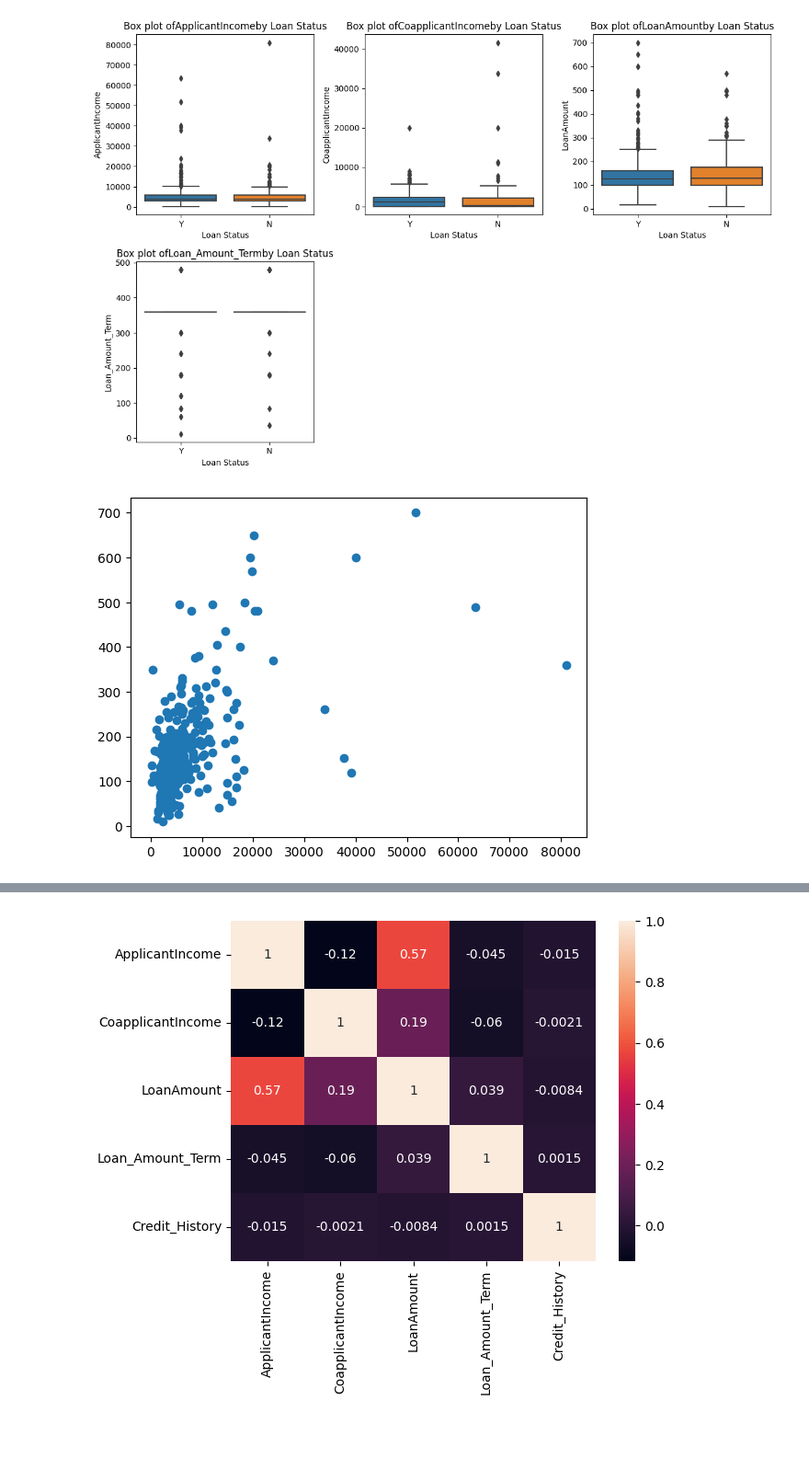
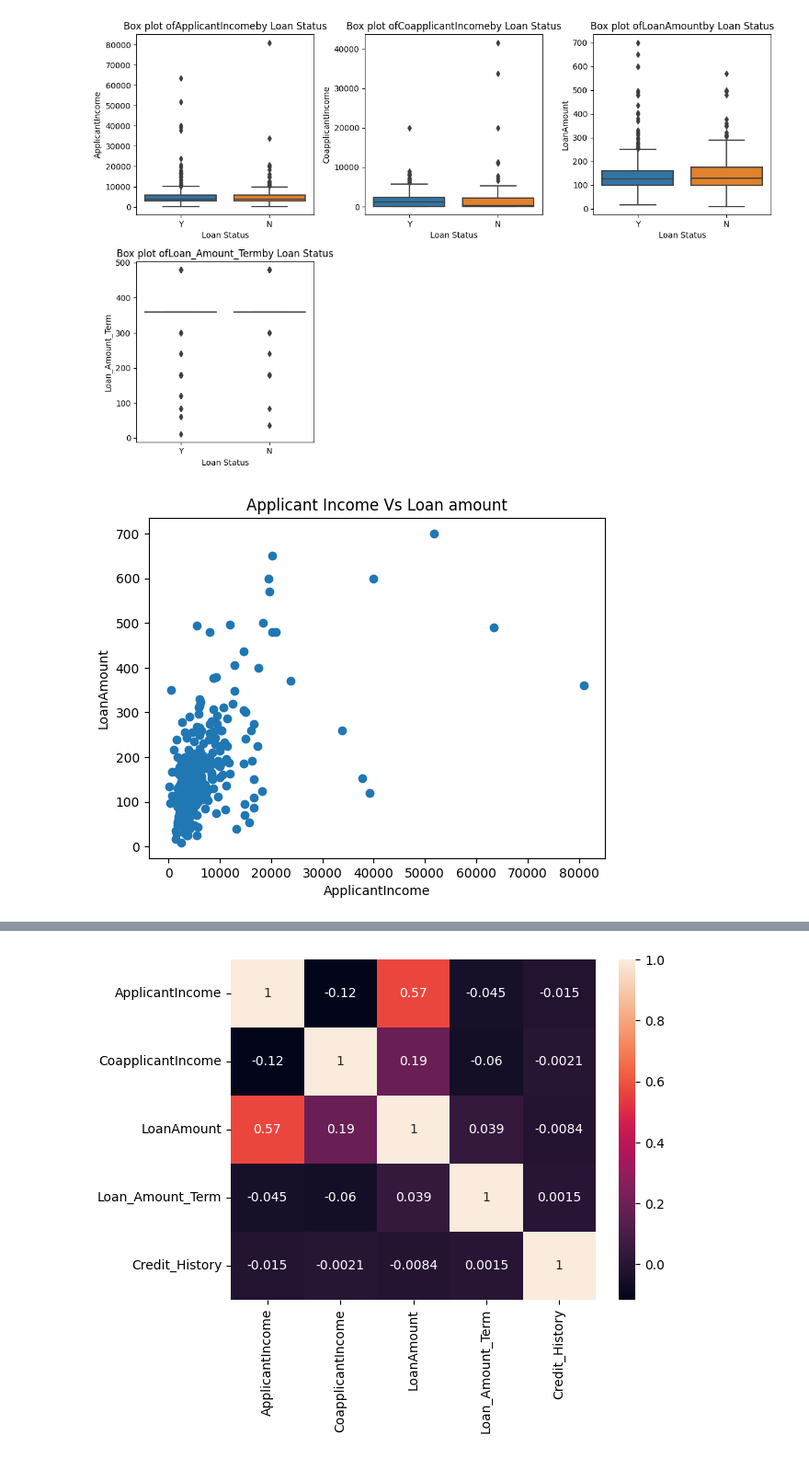
Before and after one commit to Yogita1911/Home-loan-prediction, a Jupyter notebook: home-loan-prediction.ipynb, the cells around one changed output, grey strips where cells are left out. Shown at 92% size. Cells and saved outputs as stored; diff of their text form; code cells hidden in the pictures; blank space fills up the shorter version.

Commit message:
Kaggle Notebook | Home loan  prediction | Version 24

```diff
--- a/home-loan-prediction.ipynb
+++ b/home-loan-prediction.ipynb
@@ -169,6 +202,9 @@ plt.show()
 # %%
 #scatterplot
 plt.scatter(df['ApplicantIncome'],df['LoanAmount'])
+plt.title("Applicant Income Vs Loan amount")
+plt.xlabel("ApplicantIncome")
+plt.ylabel("LoanAmount")
 plt.show()
 # %% [output]
-[figure, old version]
+[figure, new version]
```
Also changed, not shown: parts of 22 cells of this notebook.
